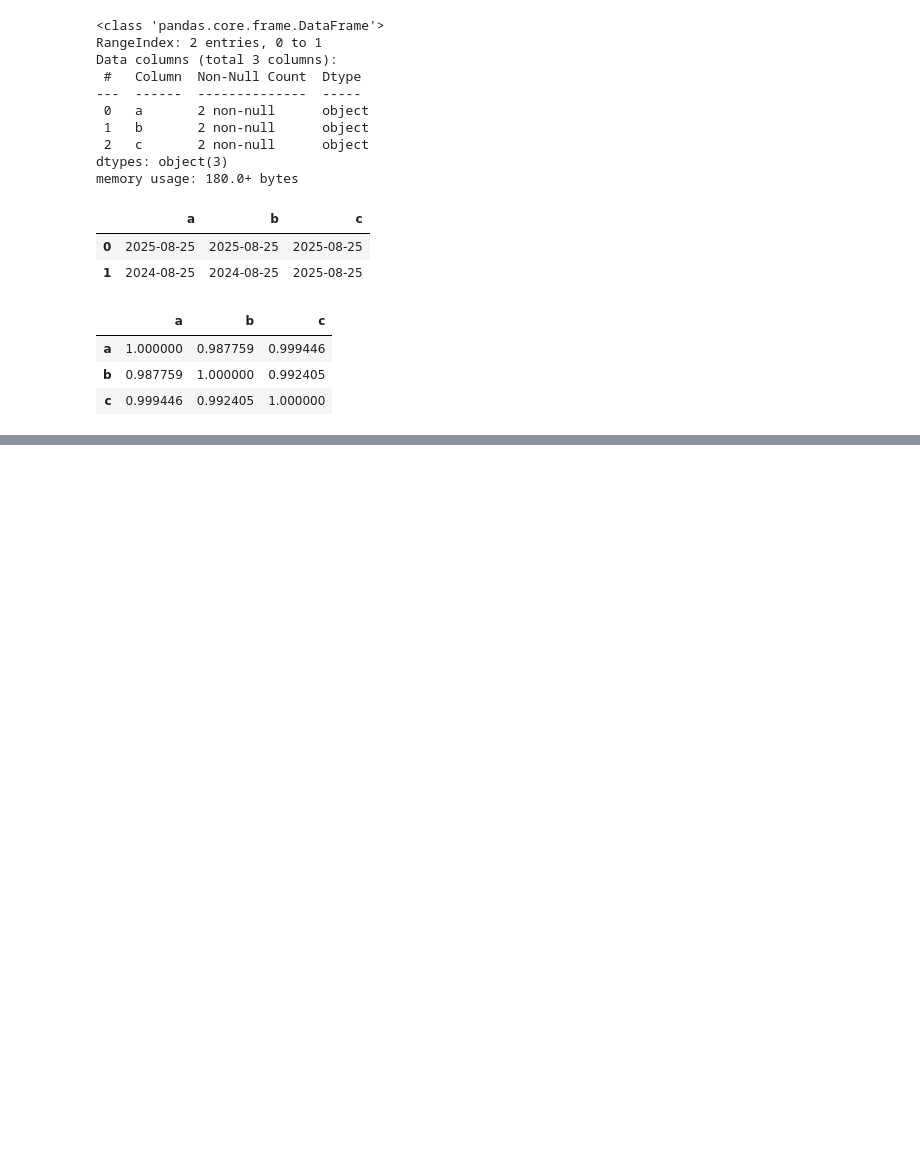
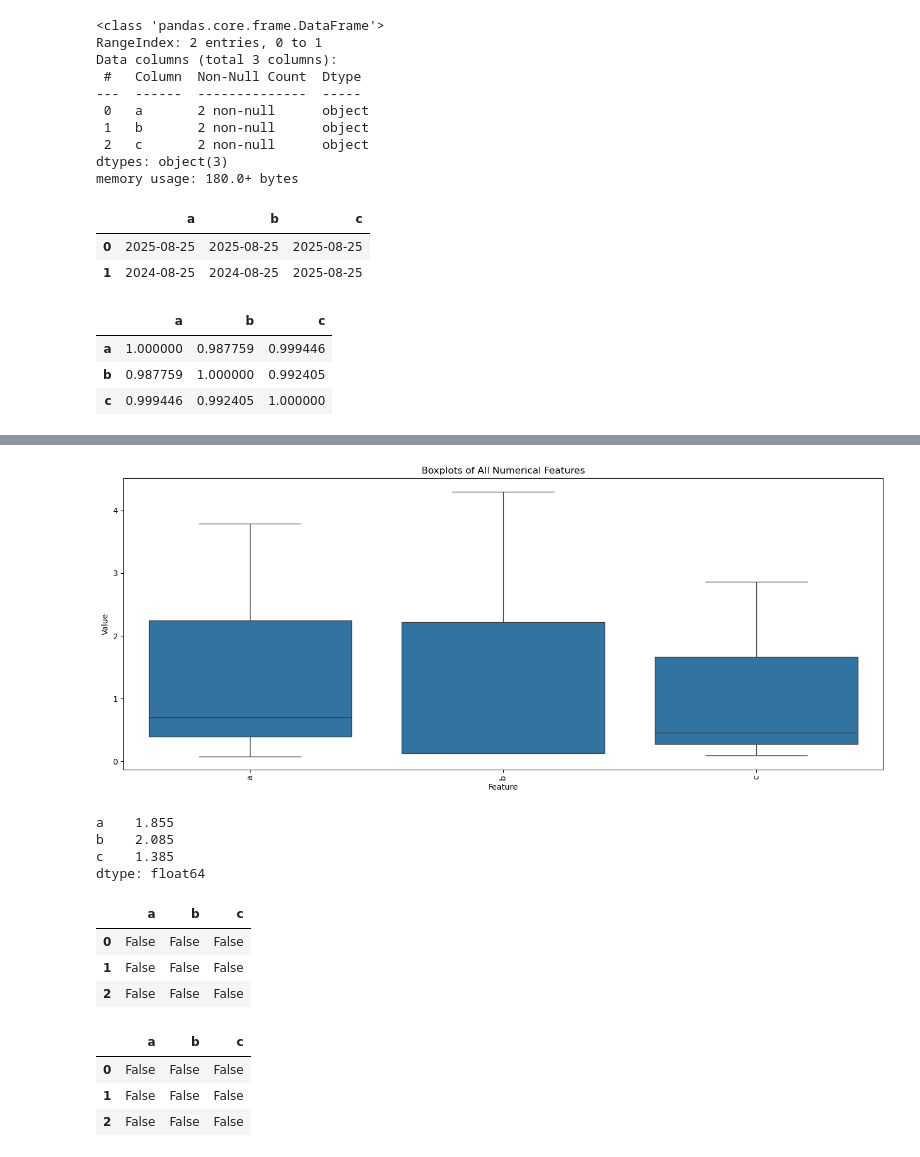
Before and after one commit to muhakazm/dev-ds, a Jupyter notebook: prj-data-rain-prediction/trial.ipynb, the cells around one changed output, grey strips where cells are left out. Saved outputs shown, nothing was run; the diff lists cells and outputs as text; code cells hidden in the pictures; blank space fills up the shorter version.

```diff
--- a/prj-data-rain-prediction/trial.ipynb
+++ b/prj-data-rain-prediction/trial.ipynb
@@ -79,3 +81,12 @@ data_df.corr(numeric_only=True)
 | a | 1.000000 | 0.987759 | 0.999446 |
 | b | 0.987759 | 1.000000 | 0.992405 |
 | c | 0.999446 | 0.992405 | 1.000000 |
+# %%
+data = [
+    {'a': 0.08, 'b': 0.13, 'c': 0.09}
+    ,{'a': 0.7, 'b': 0.13, 'c': 0.46}
+    ,{'a': 3.79, 'b': 4.3, 'c': 2.86}
+]
+data_df = pd.DataFrame(data)
+# %%
+melted_data_df = data_df.select_dtypes(include='number').melt(var_name='Feature', value_name='Value')
@@ -81,0 +109,9 @@ data_df.corr(numeric_only=True)
+# %%
+plt.figure(figsize=(14, 6))
+sns.boxplot(x='Feature', y='Value', data=melted_data_df)
+plt.xticks(rotation=90)
+plt.title("Boxplots of All Numerical Features")
+plt.tight_layout()
+plt.show()
+# %% [output]
+[figure, added]
@@ -81,0 +124,14 @@ data_df.corr(numeric_only=True)
+# %%
+IQR
+# %% [output]
+a    1.855
+b    2.085
+c    1.385
+dtype: float64
+# %%
+numeric_data_df < (Q1 - 1.5 * IQR)
+# %% [output]
+|  | a | b | c |
+| 0 | False | False | False |
+| 1 | False | False | False |
+| 2 | False | False | False |
@@ -81,0 +140,7 @@ data_df.corr(numeric_only=True)
+# %%
+outliers
+# %% [output]
+|  | a | b | c |
+| 0 | False | False | False |
+| 1 | False | False | False |
+| 2 | False | False | False |
```
Also changed, not shown: parts of 6 cells of this notebook, 1 other file.
